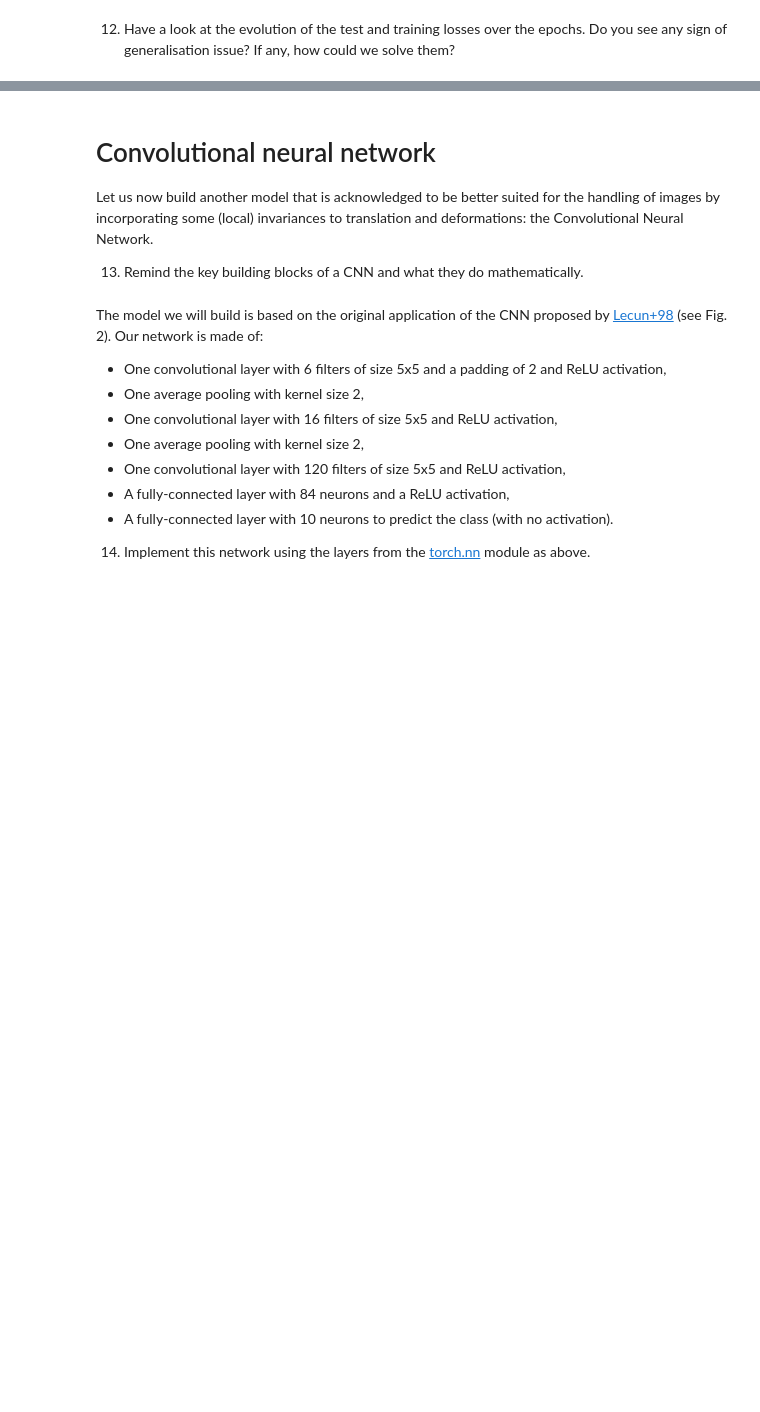
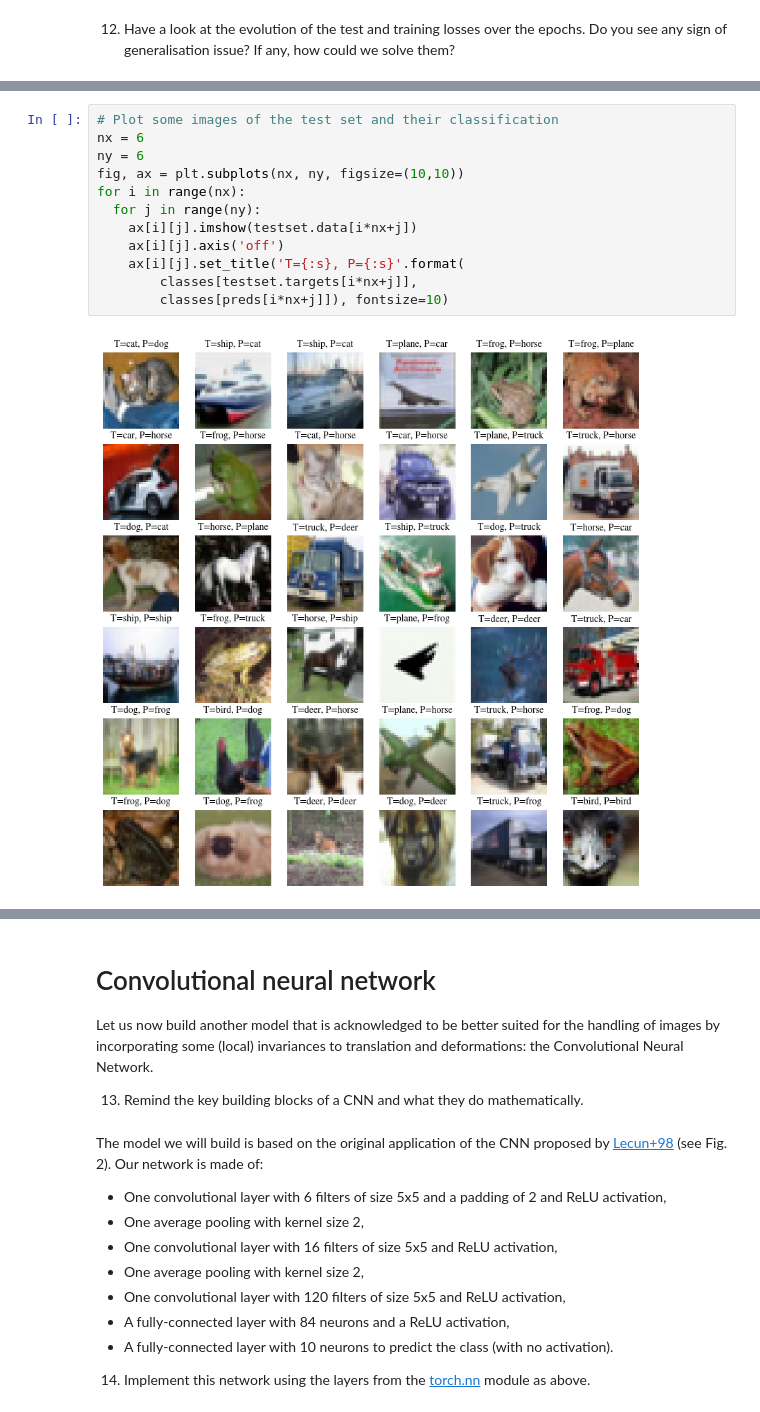
Before and after one commit to mlelarge/ens-ml4sd, a Jupyter notebook: notebooks/5_Neural_networks.ipynb, the cells around one changed output, grey strips where cells are left out. Saved outputs shown, nothing was run; the diff lists cells and outputs as text; blank space fills up the shorter version.

```diff
--- a/notebooks/5_Neural_networks.ipynb
+++ b/notebooks/5_Neural_networks.ipynb
@@ -199,0 +313,14 @@ print_acc(neural_net, validloader, classes)
+# %%
+# Plot some images of the test set and their classification
+nx = 6
+ny = 6
+fig, ax = plt.subplots(nx, ny, figsize=(10,10))
+for i in range(nx):
+  for j in range(ny):
+    ax[i][j].imshow(testset.data[i*nx+j])
+    ax[i][j].axis('off')
+    ax[i][j].set_title('T={:s}, P={:s}'.format(
+        classes[testset.targets[i*nx+j]],
+        classes[preds[i*nx+j]]), fontsize=10)
+# %% [output]
+[figure, added]
```
Also changed, not shown: parts of 30 cells of this notebook, 2 other files.
